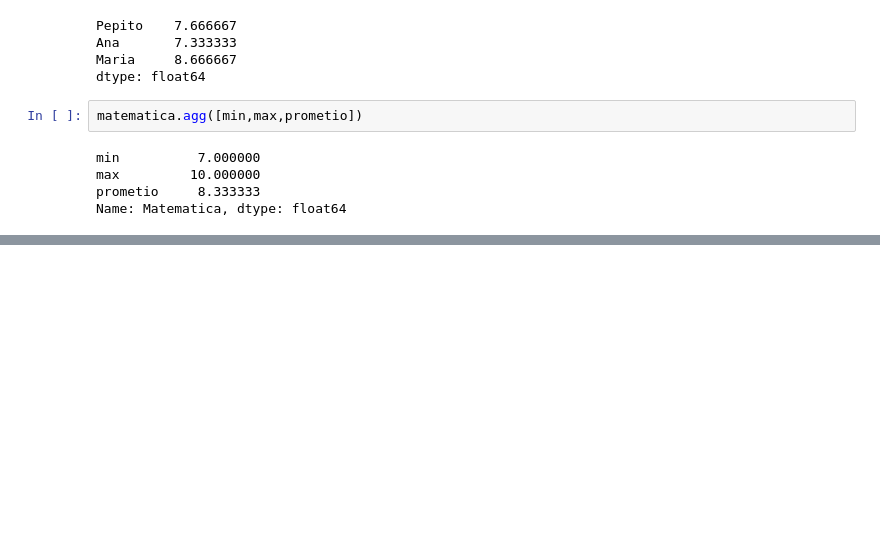
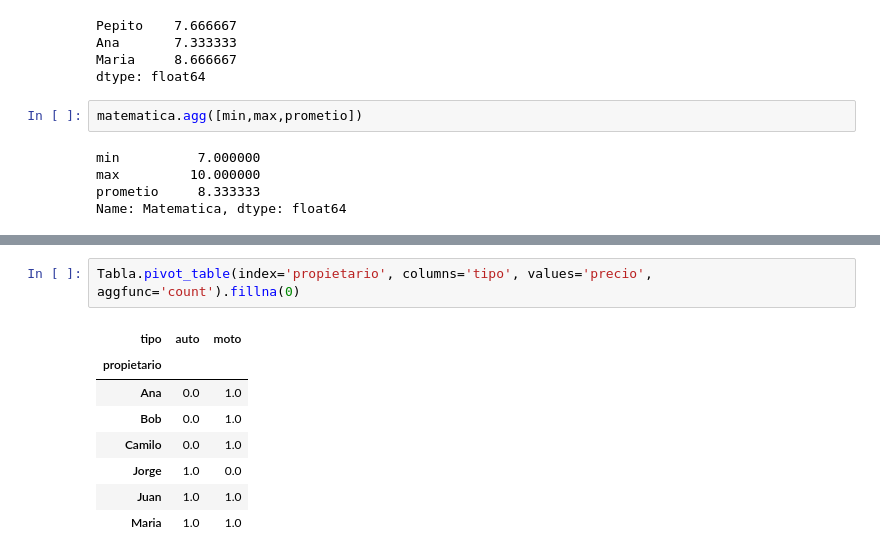
Before and after one commit to Gael-M0/PracticaUDM, a Jupyter notebook: udemy/Python_DataScience/pandas.ipynb, the cells around one changed output, grey strips where cells are left out. Cells and saved outputs as stored; diff of their text form; blank space fills up the shorter version.

```diff
--- a/udemy/Python_DataScience/pandas.ipynb
+++ b/udemy/Python_DataScience/pandas.ipynb
@@ -621,0 +664,11 @@ Name: Matematica, dtype: float64
+# %%
+Tabla.pivot_table(index='propietario', columns='tipo', values='precio', aggfunc='count').fillna(0)
+# %% [output]
+| tipo | auto | moto |
+| propietario |  |  |
+| Ana | 0.0 | 1.0 |
+| Bob | 0.0 | 1.0 |
+| Camilo | 0.0 | 1.0 |
+| Jorge | 1.0 | 0.0 |
+| Juan | 1.0 | 1.0 |
+| Maria | 1.0 | 1.0 |
```
Also changed, not shown: parts of 5 cells of this notebook.
